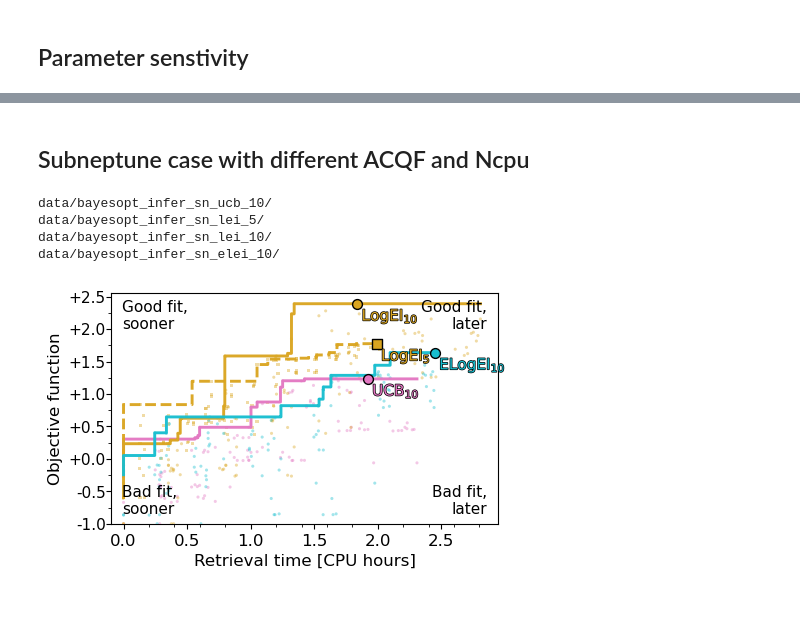
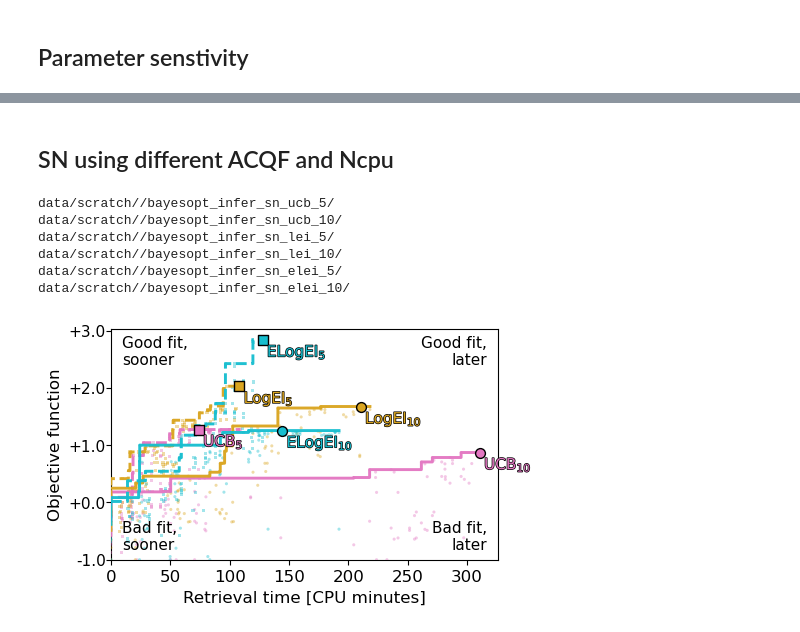
Before and after one commit to nichollsh/proteus_analysis, a Jupyter notebook: bayesopt.ipynb, the cells around one changed output, grey strips where cells are left out. Drawn from its saved outputs; the diff is of its cells as text; code cells hidden in the pictures.

```diff
--- a/bayesopt.ipynb
+++ b/bayesopt.ipynb
@@ -216,7 +251,7 @@ def get_var_props(key):
 # %% [markdown]
 ## Radius period plot
 # %%
-exo_raw = pd.read_csv("/home/harrison/Projects/thesis_pipeline/data/exoplanet_eu.csv",delimiter=',')
+exo_raw = pd.read_csv(f"{THESIS_DIR}/data/exoplanet_eu.csv",delimiter=',')
 exo_dat = exo_raw.loc[exo_raw['planet_status'] == 'Confirmed']
 
 exo_named = [["TRAPPIST-1 b","TRAPPIST-1 c", "TRAPPIST-1 d", "TRAPPIST-1 e", "TRAPPIST-1 f", "TRAPPIST-1 g"],
@@ -245,7 +280,7 @@ leg_args = {
     "handlelength":   1.8
 }
 
-solar_sys_file = open("/home/harrison/Projects/thesis_pipeline/data/solar_system.tsv",'r')
+solar_sys_file = open(f"{THESIS_DIR}/data/solar_system.tsv",'r')
 ss_lines = solar_sys_file.readlines()
 solar_sys_file.close()
 
@@ -410,6 +445,9 @@ for iax in range(N_yv):
 
         xmax = 1e8
 
+        # get best objective value for this BO run
+        best_obj = max(run['y_value'] for run in bo['log'])
+
         # plot simulations from this BO run
         for isim in range(len(helps)):
             help = helps[isim]
@@ -418,7 +456,7 @@ for iax in range(N_yv):
             y = help[key] / scale
 
             # value of objective (best=1)
-            alp = min(0.9, max(bo['log'][isim]['y_value'], 0.2))
+            alp = max(0.2, bo['log'][isim]['y_value'] - best_obj+1) * 0.9
 
             if bo['log'][isim]['is_best']:
                 col_sim = 'k'
@@ -527,8 +565,10 @@ for iax in range(N_pa):
         # get xmin from all cases
         tmin = np.inf
         xmax = -np.inf
+        jbest = -np.inf
         for isim in range(len(log)):
             tmin = min(tmin, log[isim]['start_time'])
+            jbest = max(jbest, log[isim]['y_value'])
 
         # get values for each worker process
         for isim in range(len(log)):
@@ -537,7 +577,7 @@ for iax in range(N_pa):
             yv = descend_get(confs[isim], key) / scale
             xmax = max(xmax, t1)
 
-            alp = min(0.9, max(log[isim]['y_value'], 0.2))
+            alp = max(0.2, log[isim]['y_value'] - jbest + 1) * 0.9
 
             ax.plot([t0,t1], [yv, yv], color=col, alpha=alp, zorder=10, lw=0.5, linestyle='-')
             ax.scatter(t1, yv, color=col, alpha=alp, edgecolor='none',
@@ -709,5 +919,5 @@ TypeError: 'float' object is not iterable
 # %% [markdown]
-## Subneptune case with different ACQF and Ncpu
+## SN using different ACQF and Ncpu
 # %%
 # load different BO runs for different settings
 
@@ -732,11 +942,13 @@ for iacqf, acqf in enumerate(acqf_suffixes):
         lbl = acqf_labels[iacqf] + r"$_{\mathrm{"+ cpu + r"}}$"
         ncpu = int(cpu)
 
-        bo_dir = f"data/bayesopt_infer_sn_{acqf}_{cpu}/"
-        if not os.path.isdir(bo_dir):
-            continue
+        bo_dir = f"{SIM_DIR}/bayesopt_infer_sn_{acqf}_{cpu}/"
         print(bo_dir)
         bo = get_bo_run(bo_dir)
+
+        if bo is None:
+            print(f"BO run not found for {acqf} with {cpu} CPUs")
+            continue
 
         log        = bo['log']
         helps      = bo['helps']
@@ -763,8 +975,8 @@ for iacqf, acqf in enumerate(acqf_suffixes):
             yv = log[isim]['y_value']
 
             # calculate time with nCPUs
-            t0 = ncpu*t0/3600
-            t1 = ncpu*t1/3600
+            t0 = t0/60*ncpu
+            t1 = t1/60*ncpu
             xmax = max(xmax, t1)
 
             xarr.extend([t0, t1])
@@ -785,43 +997,45 @@ for iacqf, acqf in enumerate(acqf_suffixes):
         ax.plot(xarr, yarr, color=col, alpha=0.96, lw=2.1, zorder=20, linestyle=ls)
 
         # best point
-        xbest = (xbest - tmin) / 3600 * ncpu
+        xbest = (xbest - tmin) / 60 * ncpu
         ax.scatter(xbest, ybest, color=col, edgecolor='k',
                    s=50, zorder=30, lw=1, marker=ms)
 
         # legend entry
         # ax.plot([], [], color=col, ls=ls, label=lbl)
         ax.annotate(lbl, xy=(xbest, ybest), xytext=(3, -2), textcoords='offset points',
                     path_effects=[pe.Stroke(linewidth=1, foreground='k'), pe.Normal()],
                     zorder=31, rotation=0, rotation_mode='anchor',
                     color=col, fontsize=11, ha='left', va='top')
 
 for (ann_s, ann_x) in [("sooner", 0.03), ("later", 0.97)]:
     for (ann_l, ann_y) in [("Good fit", 0.97), ("Bad fit", 0.03)]:
         ha = 'left' if ann_x < 0.5 else 'right'
         va = 'top' if ann_y > 0.5 else 'bottom'
         txt = f"{ann_l},\n{ann_s}"
 
         ax.text(ann_x, ann_y, txt, transform=ax.transAxes, fontsize=11, ha=ha, va=va, zorder=99,
             color='k')
 
 ax.set_ylabel("Objective function")
 ax.set_ylim(bottom=ymin)
-ax.yaxis.set_major_locator(MultipleLocator(0.5))
-ax.yaxis.set_minor_locator(MultipleLocator(0.25))
+# ax.yaxis.set_major_locator(MultipleLocator(0.5))
+# ax.yaxis.set_minor_locator(MultipleLocator(0.25))
 ax.yaxis.set_major_formatter(mpl.ticker.FormatStrFormatter("%+.1f"))
 ax.tick_params(axis='y', which='major', pad=0.1, labelsize=11)
 
-ax.set_xlabel("Retrieval time [CPU hours]")
+ax.set_xlabel("Retrieval time [CPU minutes]")
 ax.set_xlim(left=-0.1)
-ax.xaxis.set_major_locator(MultipleLocator(0.5))
-ax.xaxis.set_minor_locator(MultipleLocator(0.2))
+# ax.xaxis.set_major_locator(MultipleLocator(0.5))
+# ax.xaxis.set_minor_locator(MultipleLocator(0.2))
 
 fig.savefig("output/bo_perf.pdf", bbox_inches='tight', dpi=DPI, pad_inches=0.01)
 plt.show()
 # %% [output]
-data/bayesopt_infer_sn_ucb_10/
-data/bayesopt_infer_sn_lei_5/
-data/bayesopt_infer_sn_lei_10/
-data/bayesopt_infer_sn_elei_10/
+data/scratch//bayesopt_infer_sn_ucb_5/
+data/scratch//bayesopt_infer_sn_ucb_10/
+data/scratch//bayesopt_infer_sn_lei_5/
+data/scratch//bayesopt_infer_sn_lei_10/
+data/scratch//bayesopt_infer_sn_elei_5/
+data/scratch//bayesopt_infer_sn_elei_10/
-[figure, old version]
+[figure, new version]
```
Also changed, not shown: parts of 11 cells of this notebook.
